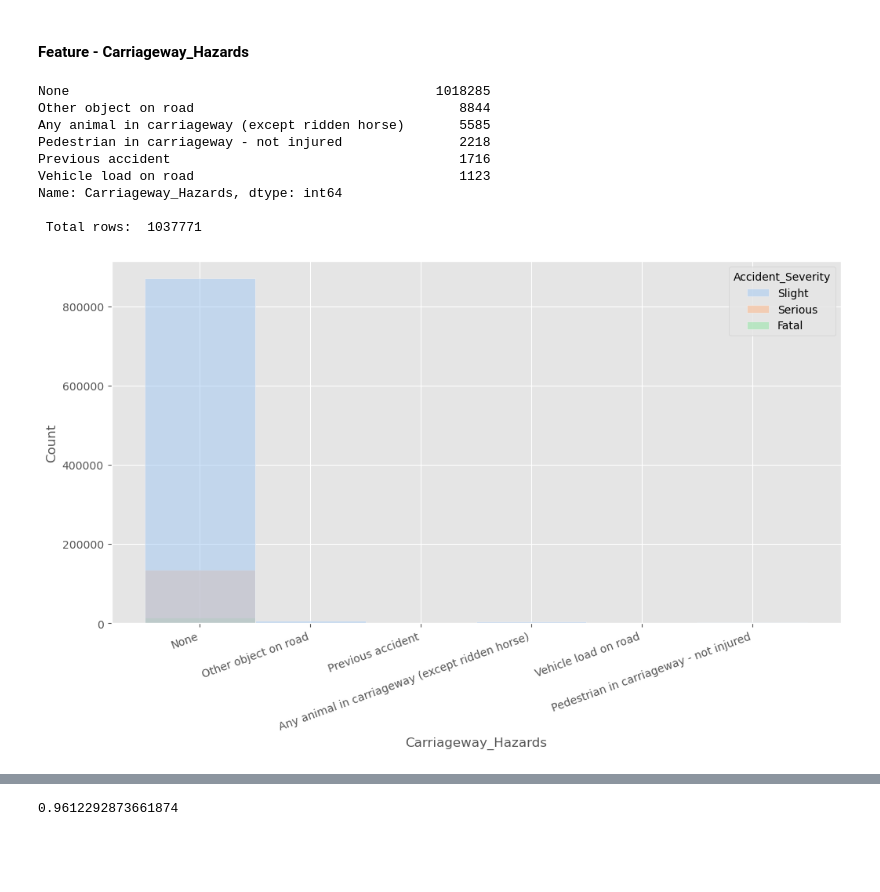
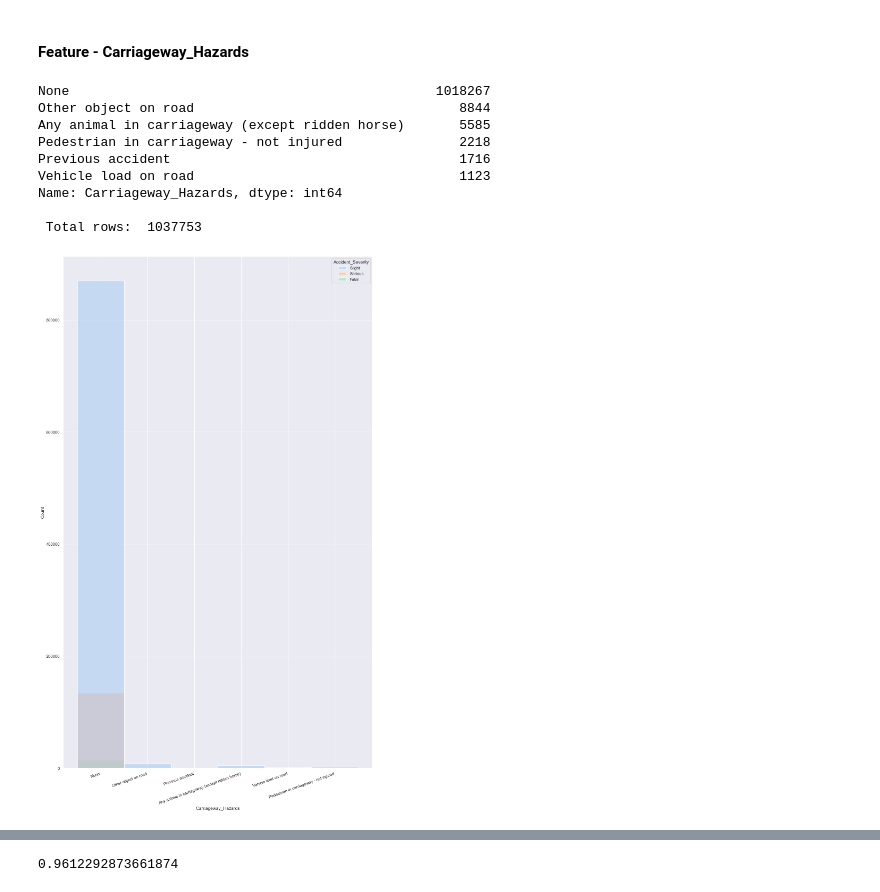
Before and after one commit to kmedri/-Omdena_Predicting_RTC_Severity_main, a Jupyter notebook: Group_1_Predicting_RTC_Severity/Predicting_RTC_Severity.ipynb, the cells around one changed output, grey strips where cells are left out. Saved outputs shown, nothing was run; the diff lists cells and outputs as text; code cells hidden in the pictures; blank space fills up the shorter version.

```diff
--- a/Group_1_Predicting_RTC_Severity/Predicting_RTC_Severity.ipynb
+++ b/Group_1_Predicting_RTC_Severity/Predicting_RTC_Severity.ipynb
@@ -229,8 +229,8 @@ from datetime import datetime
 import statistics
 
 # apply some cool styling
-plt.style.use("ggplot")
 rcParams['figure.figsize'] = (12,  6)
+sns.set(style='darkgrid', palette='pastel', font_scale=1)
 
 #  For showing all columns in Pandas
 pd.set_option('display.max_columns', None)
@@ -557,0 +525,6 @@ df_accident
+# %%
+# drop duplicated rows and reset index
+df_accident.drop_duplicates(inplace=True)
+df_accident.reset_index(inplace=True, drop=True)
+print(f'Number of duplicated rows:', df_accident.duplicated().sum())
+print(f'Rows and columns:', df_accident.shape)
@@ -626,7 +610,7 @@ plt.show()
 print(df_accident['Carriageway_Hazards'].value_counts(dropna=False, ascending=False))
 print(f'\n Total rows: ', df_accident['Carriageway_Hazards'].count())
 # %% [output]
-None                                               1018285
+None                                               1018267
 Other object on road                                  8844
 Any animal in carriageway (except ridden horse)       5585
 Pedestrian in carriageway - not injured               2218
@@ -634,11 +618,20 @@ Previous accident                                     1716
 Vehicle load on road                                  1123
 Name: Carriageway_Hazards, dtype: int64
 
- Total rows:  1037771
+ Total rows:  1037753
 # %%
-# plt.figure(figsize=(15,25))
-ax = sns.histplot(data=df_accident, x='Carriageway_Hazards', palette='pastel', hue='Accident_Severity')
-ax.set_xticklabels(ax.get_xticklabels(), rotation=20, horizontalalignment='right')
+plt.figure(figsize=(15,25))
+ax = sns.histplot(data=df_accident,
+                  x='Carriageway_Hazards',
+                  palette='pastel',
+                  hue='Accident_Severity'
+                  )
+ax.set_xticklabels(ax.get_xticklabels(),
+                   rotation=20,
+                   horizontalalignment='right'
+                   )
 None
+
+plt.show()
 # %% [output]
-[figure, old version]
+[figure, new version]
```
Also changed, not shown: parts of 49 cells of this notebook.
